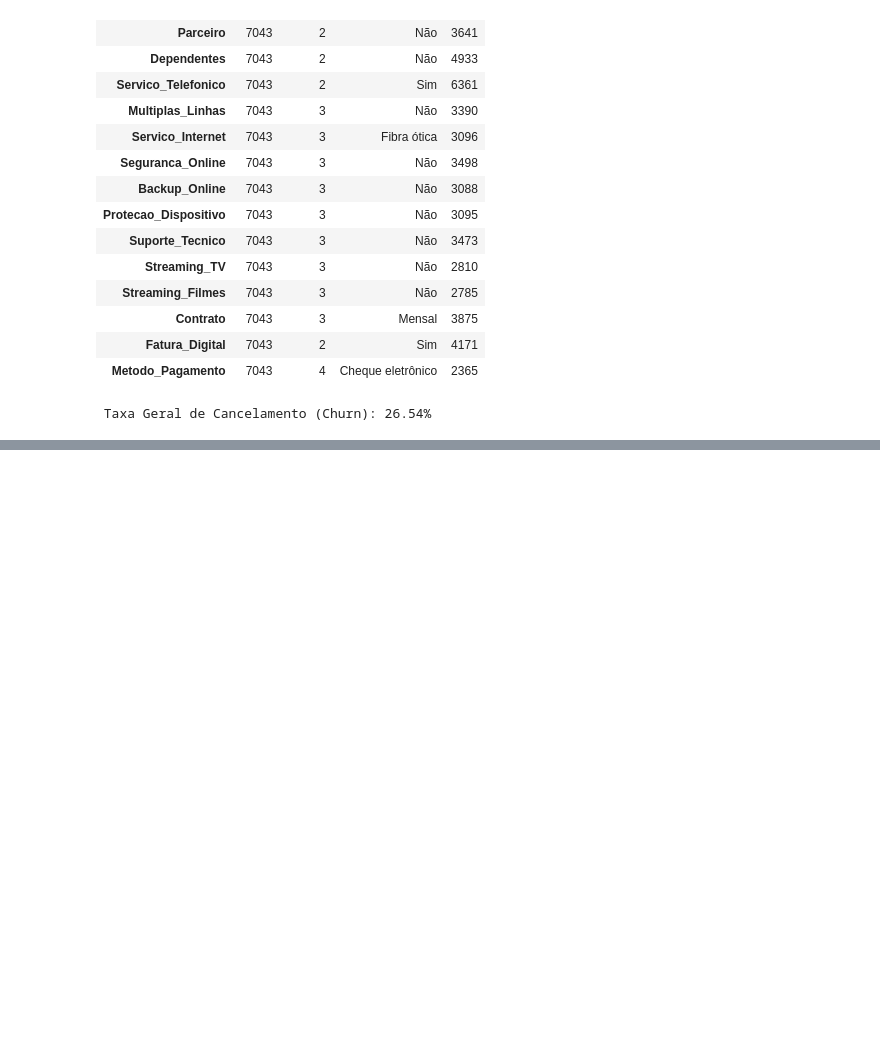
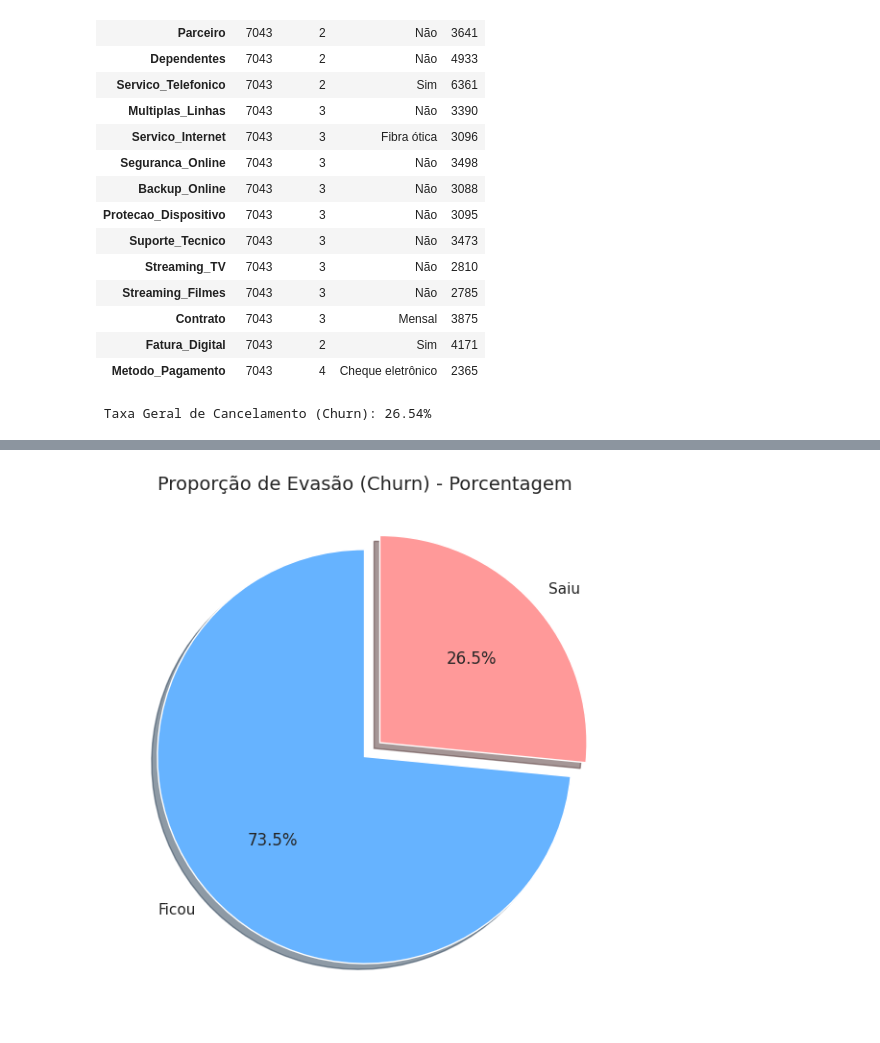
Before and after one commit to neigit485/Challeng-_TelecomX_BR_Evasao_Clientes, a Jupyter notebook: Challeng_TelecomX_BR_ETL.ipynb, the cells around one changed output, grey strips where cells are left out. Cells and saved outputs as stored; diff of their text form; code cells hidden in the pictures; blank space fills up the shorter version.

```diff
--- a/Challeng_TelecomX_BR_ETL.ipynb
+++ b/Challeng_TelecomX_BR_ETL.ipynb
@@ -302,0 +331,22 @@ print(f"\n Taxa Geral de Cancelamento (Churn): {taxa_churn:.2f}%")
+# %%
+churn_counts = df_telecom['Churn'].value_counts()
+
+labels = ['Ficou', 'Saiu']
+colors = ['#66b3ff', '#ff9999'] # Azul e Vermelho suave
+explode = (0, 0.1)  # "Explode" a fatia do 'Saiu' para destaque
+
+plt.figure(figsize=(7, 7))
+
+plt.pie(churn_counts,
+        labels=labels,
+        autopct='%1.1f%%',
+        startangle=90,
+        colors=colors,
+        explode=explode,
+        shadow=True)
+
+plt.title('Proporção de Evasão (Churn) - Porcentagem', fontsize=14)
+
+plt.show()
+# %% [output]
+[figure, added]
```
Also changed, not shown: parts of 7 cells of this notebook.
